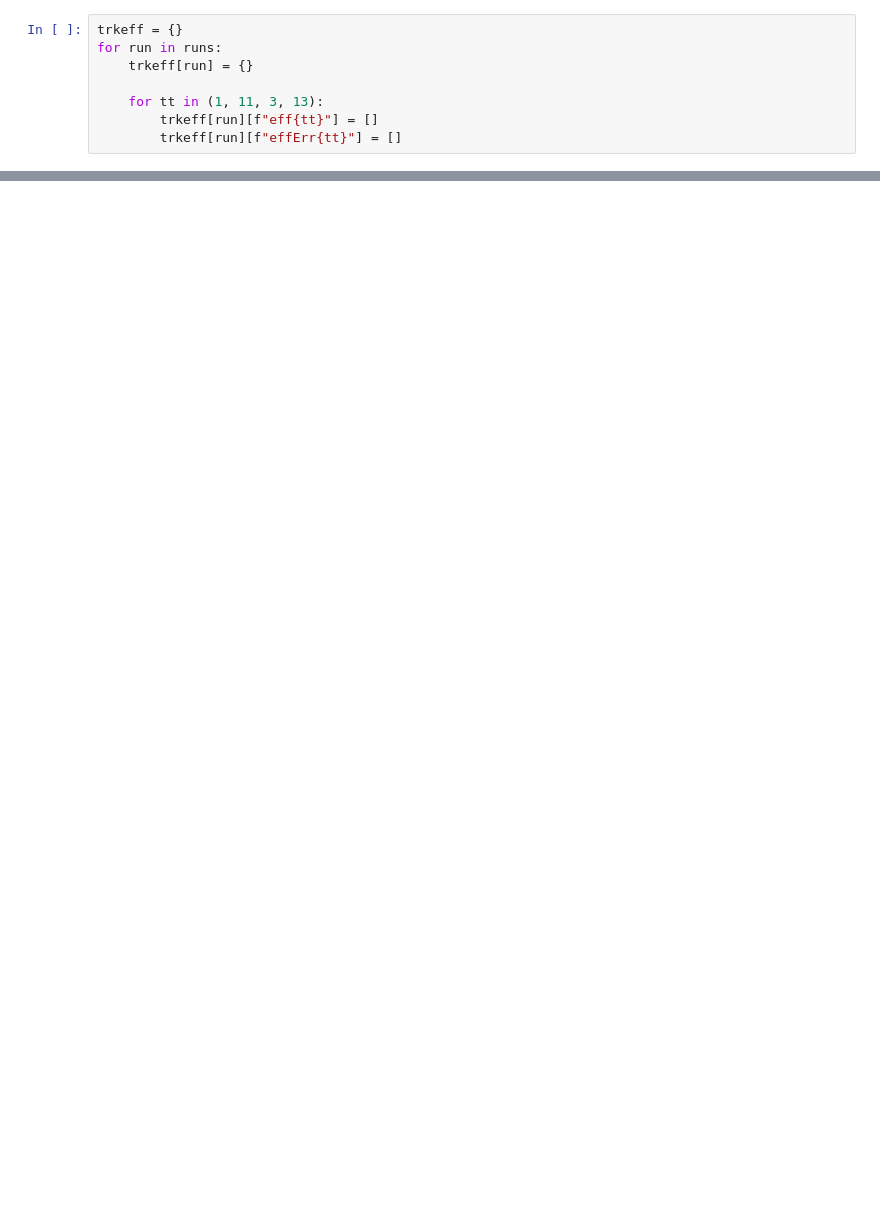
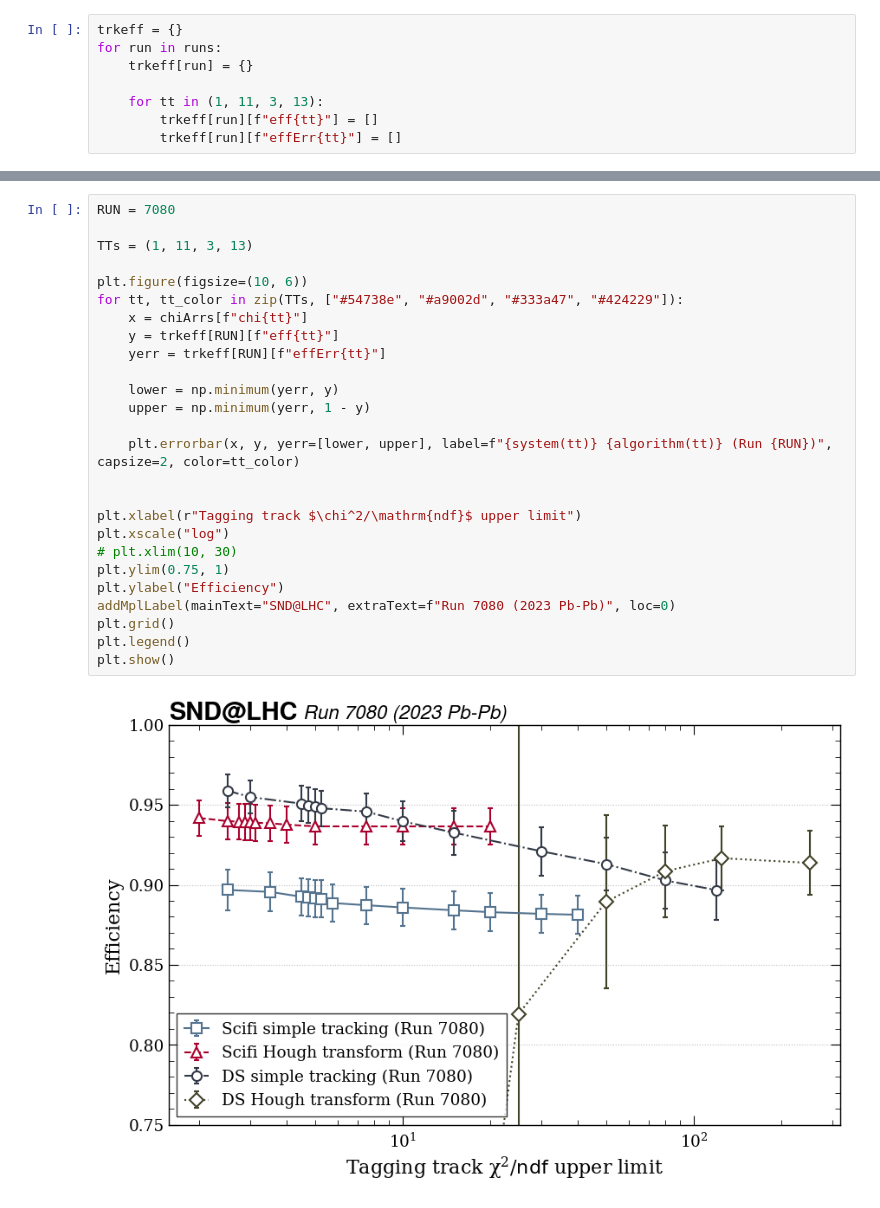
Before and after one commit to idionisov/sndMuonFlux, a Jupyter notebook: trkeff/trkeff-chi2ndf.ipynb, the cells around one changed output, grey strips where cells are left out. Saved outputs shown, nothing was run; the diff lists cells and outputs as text; blank space fills up the shorter version.

```diff
--- a/trkeff/trkeff-chi2ndf.ipynb
+++ b/trkeff/trkeff-chi2ndf.ipynb
@@ -68,0 +121,28 @@ plt.show()
+# %%
+RUN = 7080
+
+TTs = (1, 11, 3, 13)
+
+plt.figure(figsize=(10, 6))
+for tt, tt_color in zip(TTs, ["#54738e", "#a9002d", "#333a47", "#424229"]):
+    x = chiArrs[f"chi{tt}"]
+    y = trkeff[RUN][f"eff{tt}"]
+    yerr = trkeff[RUN][f"effErr{tt}"]
+
+    lower = np.minimum(yerr, y)
+    upper = np.minimum(yerr, 1 - y)
+
+    plt.errorbar(x, y, yerr=[lower, upper], label=f"{system(tt)} {algorithm(tt)} (Run {RUN})", capsize=2, color=tt_color)
+
+
+plt.xlabel(r"Tagging track $\chi^2/\mathrm{ndf}$ upper limit")
+plt.xscale("log")
+# plt.xlim(10, 30)
+plt.ylim(0.75, 1)
+plt.ylabel("Efficiency")
+addMplLabel(mainText="SND@LHC", extraText=f"Run 7080 (2023 Pb-Pb)", loc=0)
+plt.grid()
+plt.legend()
+plt.show()
+# %% [output]
+[figure, added]
```
Also changed, not shown: parts of 8 cells of this notebook, 17 other files.
